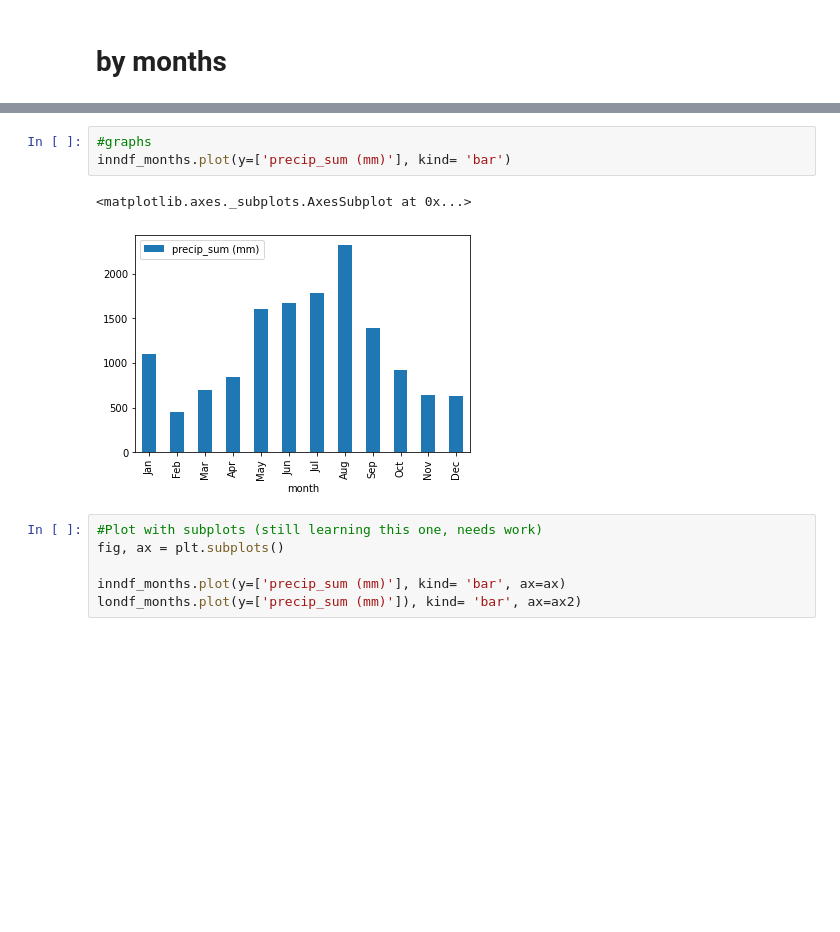
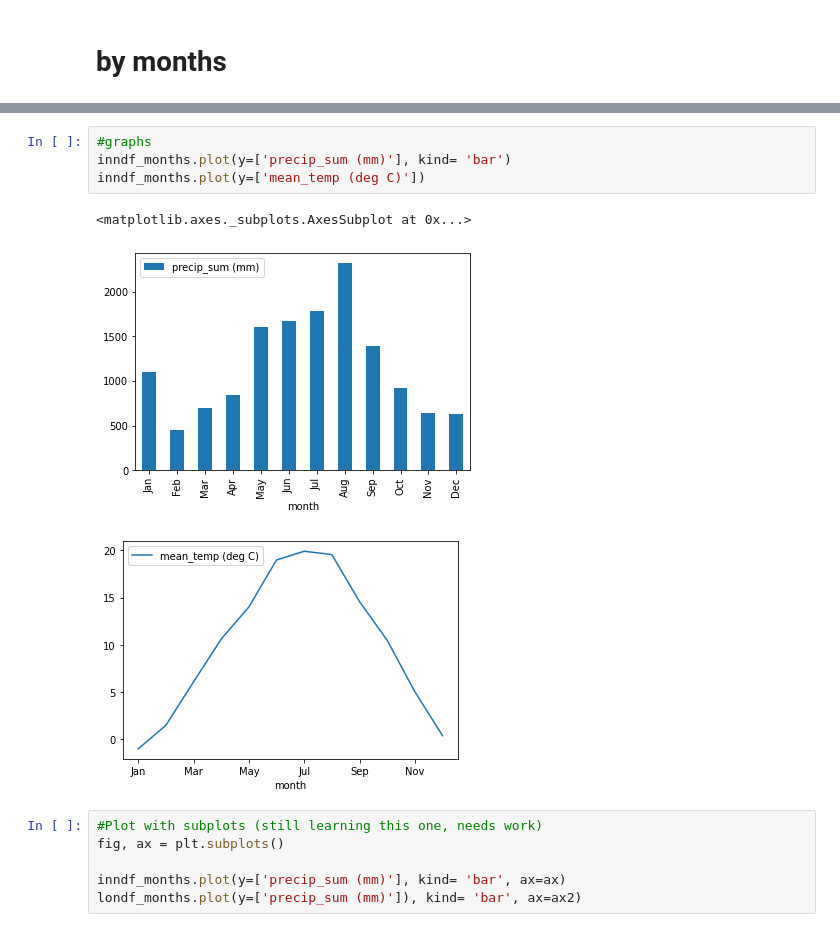
Before and after one commit to dwhew/data_science, a Jupyter notebook: weather.ipynb, the cells around one changed output, grey strips where cells are left out. Saved outputs shown, nothing was run; the diff lists cells and outputs as text; blank space fills up the shorter version.

```diff
--- a/weather.ipynb
+++ b/weather.ipynb
@@ -158,9 +158,11 @@ inndf_months
 # %%
 #graphs
 inndf_months.plot(y=['precip_sum (mm)'], kind= 'bar')
+inndf_months.plot(y=['mean_temp (deg C)'])
 # %% [output]
 <matplotlib.axes._subplots.AxesSubplot at 0x...>
 [figure]
+[figure, added]
 # %%
 #Plot with subplots (still learning this one, needs work)
 fig, ax = plt.subplots()
```
Also changed, not shown: parts of 4 cells of this notebook.
